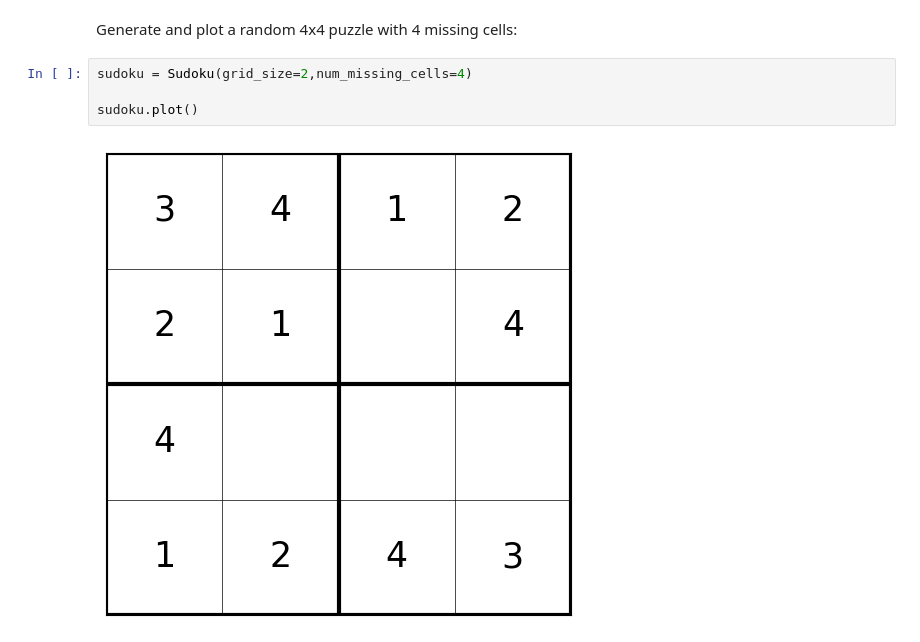
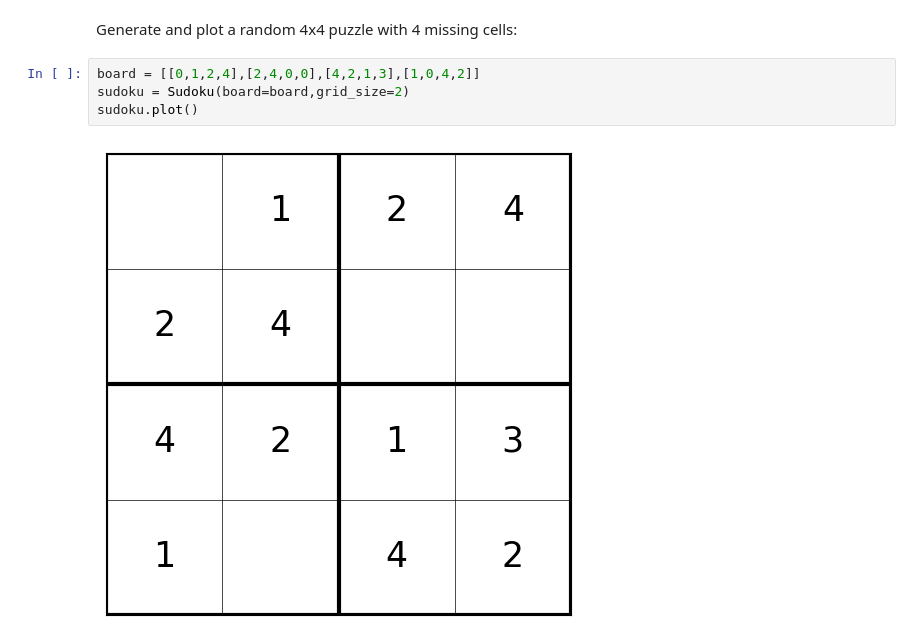
Before and after one commit to RobBEN93/QuantumExactCover-sudoku, a Jupyter notebook: notebooks/4x4SudokuDEMO copy 4.ipynb, the cells around one changed output. Drawn from its saved outputs; the diff is of its cells as text.

```diff
--- a/notebooks/4x4SudokuDEMO copy 4.ipynb
+++ b/notebooks/4x4SudokuDEMO copy 4.ipynb
@@ -3,10 +3,10 @@ from sudoku_nisq.q_sudoku import Sudoku
 from sudoku_nisq.data_generation import GenData
 # %% [markdown]
 Generate and plot a random 4x4 puzzle with 4 missing cells:
-# %%
-sudoku = Sudoku(grid_size=2,num_missing_cells=4)
-
-sudoku.plot()
-# %% [output]
-[figure, removed]
+# %%
+board = [[0,1,2,4],[2,4,0,0],[4,2,1,3],[1,0,4,2]]
+sudoku = Sudoku(board=board,grid_size=2)
+sudoku.plot()
+# %% [output]
+[figure, added]
 # %%
```
Also changed, not shown: parts of 5 cells of this notebook, 5 other files.
